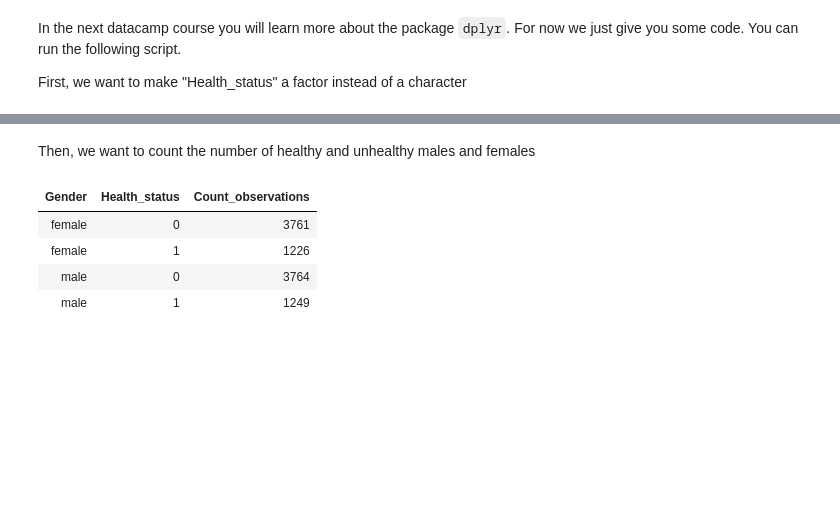
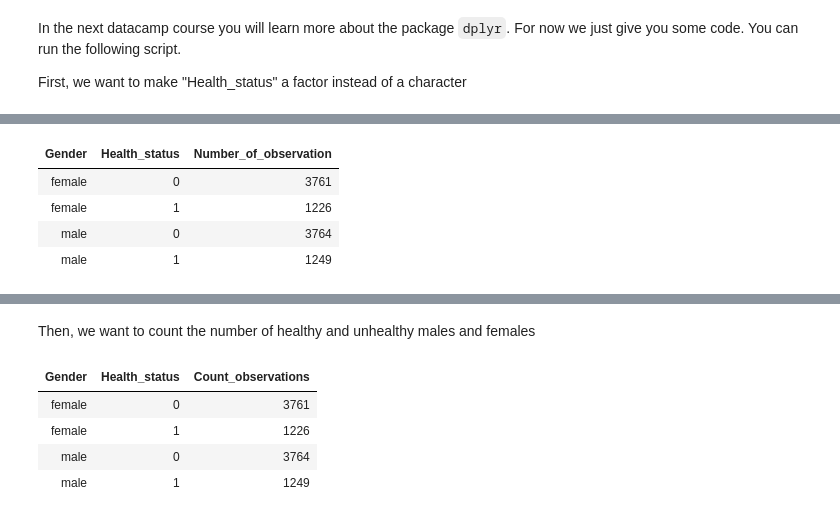
Before and after one commit to Iryna98/Assignments, a Jupyter notebook: Graded_assignment_2.ipynb, the cells around one changed output, grey strips where cells are left out. Saved outputs shown, nothing was run; the diff lists cells and outputs as text; code cells hidden in the pictures; blank space fills up the shorter version.

```diff
--- a/Graded_assignment_2.ipynb
+++ b/Graded_assignment_2.ipynb
@@ -72,0 +82,9 @@ str(data2)
+# %%
+data3 <- data2 %>% group_by(Gender, Health_status) %>% summarise(Number_of_observation = n())
+data3
+# %% [output]
+| Gender | Health_status | Number_of_observation |
+| female | 0 | 3761 |
+| female | 1 | 1226 |
+| male | 0 | 3764 |
+| male | 1 | 1249 |
```
Also changed, not shown: parts of 10 cells of this notebook, 3 other files.
